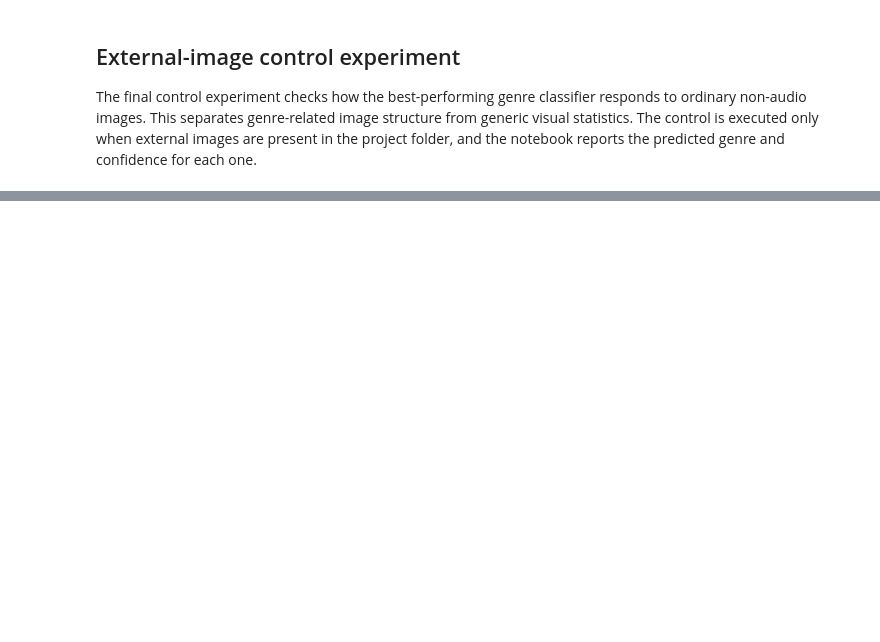
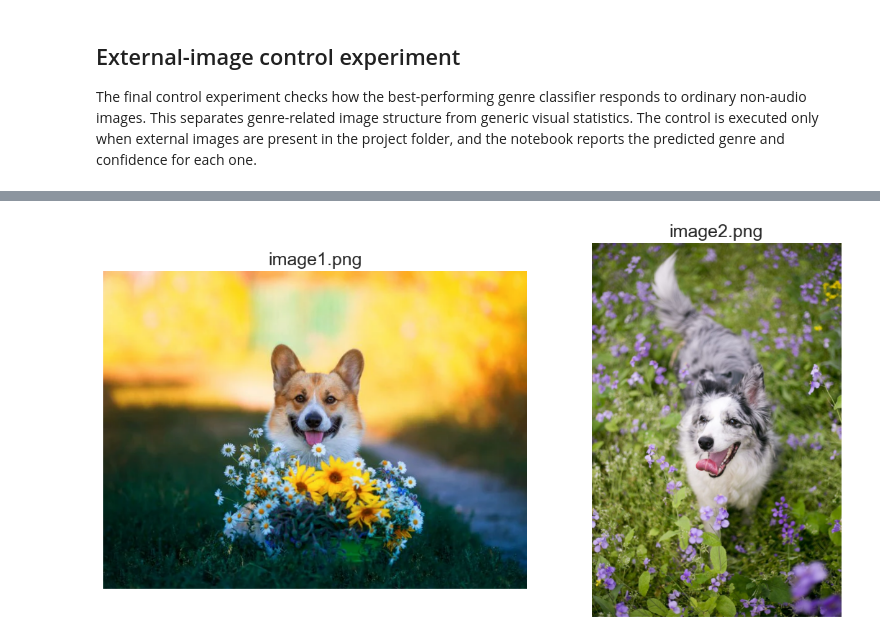
Before and after one commit to ismellpillows/computationalopticsfourier, a Jupyter notebook: audio_optics_genre_research.ipynb, the cells around one changed output, grey strips where cells are left out. Cells and saved outputs as stored; diff of their text form; code cells hidden in the pictures; blank space fills up the shorter version.

```diff
--- a/audio_optics_genre_research.ipynb
+++ b/audio_optics_genre_research.ipynb
@@ -900,3 +955,15 @@ external_images
+# %%
+plt.figure(figsize=(12, 6))
+for idx, img_path in enumerate(external_images):
+    img = Image.open(img_path).convert('RGB')
+    plt.subplot(1, len(external_images), idx + 1)
+    plt.imshow(img)
+    plt.title(img_path.name)
+    plt.axis('off')
+plt.tight_layout()
+plt.show()
+# %% [output]
+[figure, added]
 # %%
 if 'final_result' in globals() and external_images:
     best_model = final_result['model']
```
Also changed, not shown: parts of 13 cells of this notebook, 2 other files.
